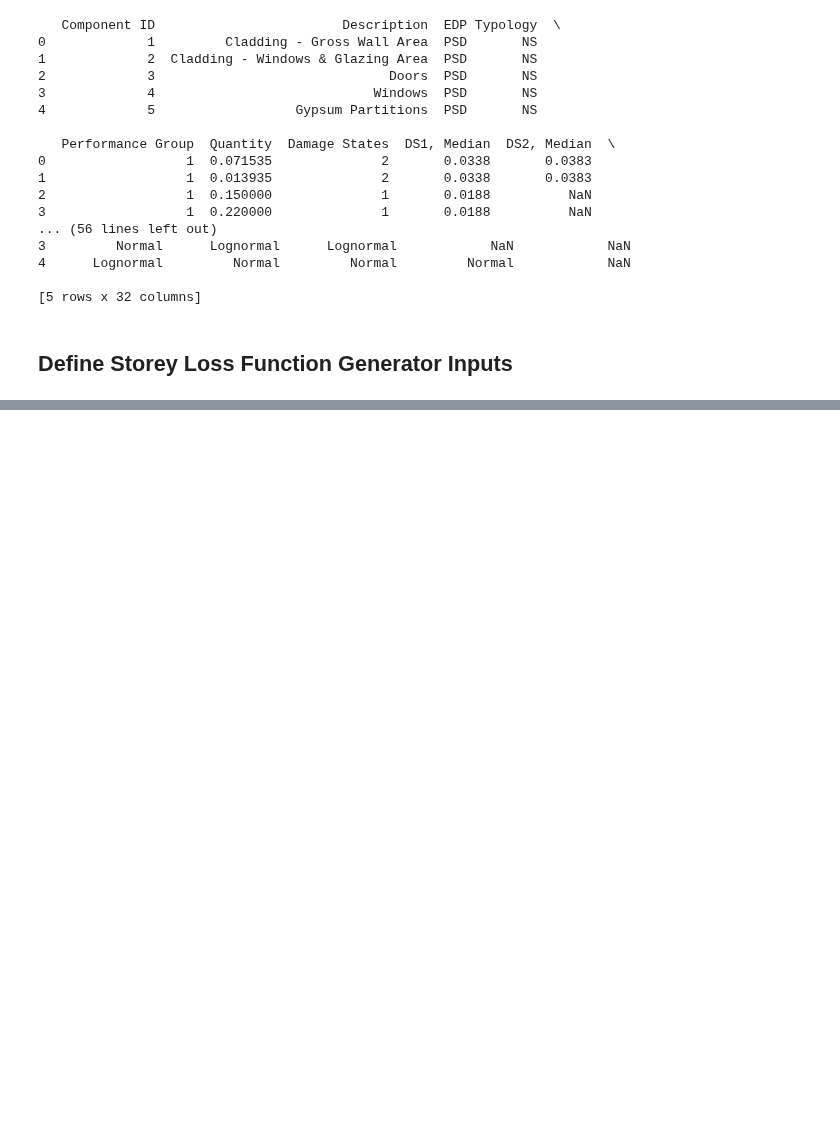
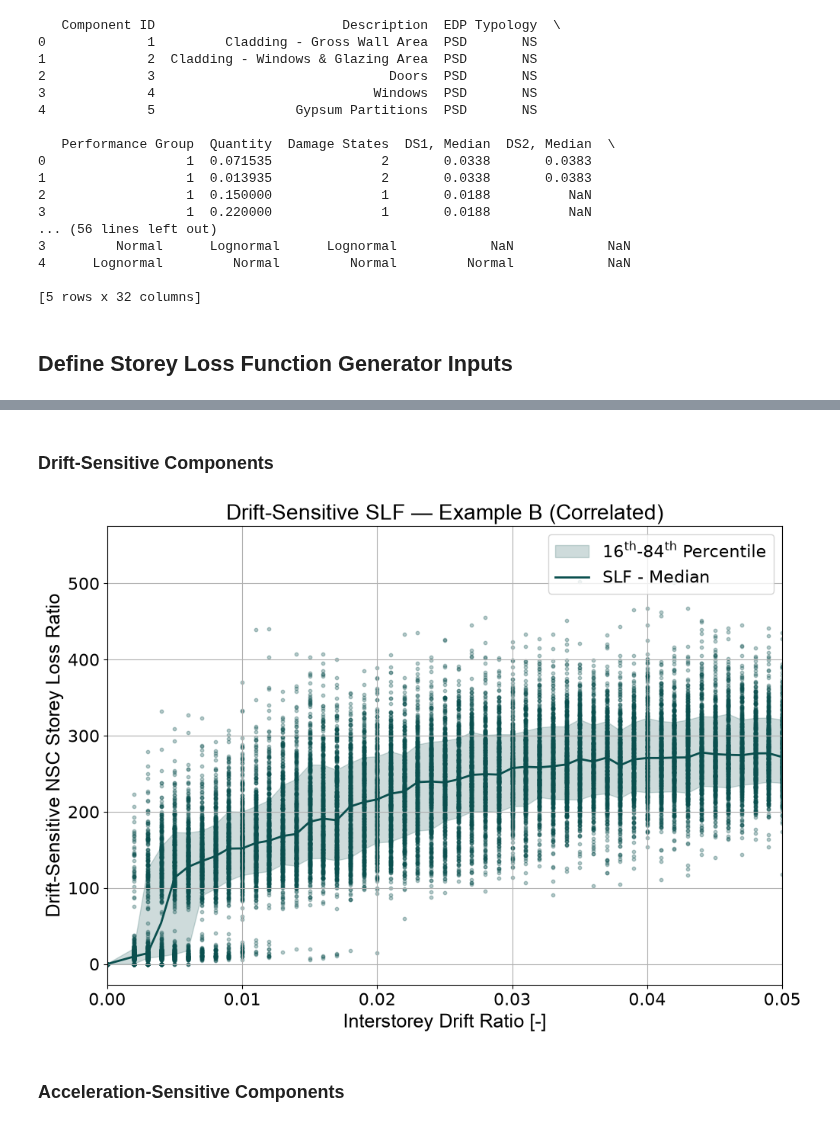
Before and after one commit to GEMScienceTools/oq-vmtk, a Jupyter notebook: demos/StoreyLossFunctionGeneration/StoreyLossFunctionGeneration.ipynb, the cells around one changed output, grey strips where cells are left out. Saved outputs shown, nothing was run; the diff lists cells and outputs as text; code cells hidden in the pictures; blank space fills up the shorter version.

```diff
--- a/demos/StoreyLossFunctionGeneration/StoreyLossFunctionGeneration.ipynb
+++ b/demos/StoreyLossFunctionGeneration/StoreyLossFunctionGeneration.ipynb
@@ -114,0 +125,6 @@ grouping_flag = True
+# %%
+correlation_tree_psd = pd.read_csv(os.path.join(inventory_directory, 'correlation_tree_psd.csv'))
+correlation_tree_pfa = pd.read_csv(os.path.join(inventory_directory, 'correlation_tree_pfa.csv'))
+
+print(correlation_tree_psd)
+print(correlation_tree_pfa[['ID', 'DEPENDENT ON ITEM', 'DS0', 'DS1', 'DS2', 'DS3', 'DS4']])
@@ -230,0 +223,27 @@ pl.plot_slf_model(out,
+# %% [markdown]
+### Drift-Sensitive Components ###
+# %%
+psd_model_b = slfgenerator(inventory_psd,
+                           edp='PSD',
+                           edp_range=psd_range,
+                           correlation_tree=correlation_tree_psd,
+                           grouping_flag=grouping_flag,
+                           conversion=conversion_rate,
+                           realizations=rlz,
+                           replacement_cost=repCost)
+
+out_b_psd, cache_b_psd = psd_model_b.generate()
+export_to_pkl('./out/slf_drift_B.pkl', out_b_psd)
+# %%
+pl.plot_slf_model(out_b_psd,
+                  cache_b_psd,
+                  edp_label='Interstorey Drift Ratio [-]',
+                  loss_label='Drift-Sensitive NSC Storey Loss Ratio',
+                  xlims=[0, 0.05],
+                  ylims=None,
+                  title='Drift-Sensitive SLF — Example B (Correlated)',
+                  export_path='./out/drift_slf_B.png')
+# %% [output]
+[figure, added]
+# %% [markdown]
+### Acceleration-Sensitive Components ###
```
Also changed, not shown: parts of 18 cells of this notebook, 25 other files.
